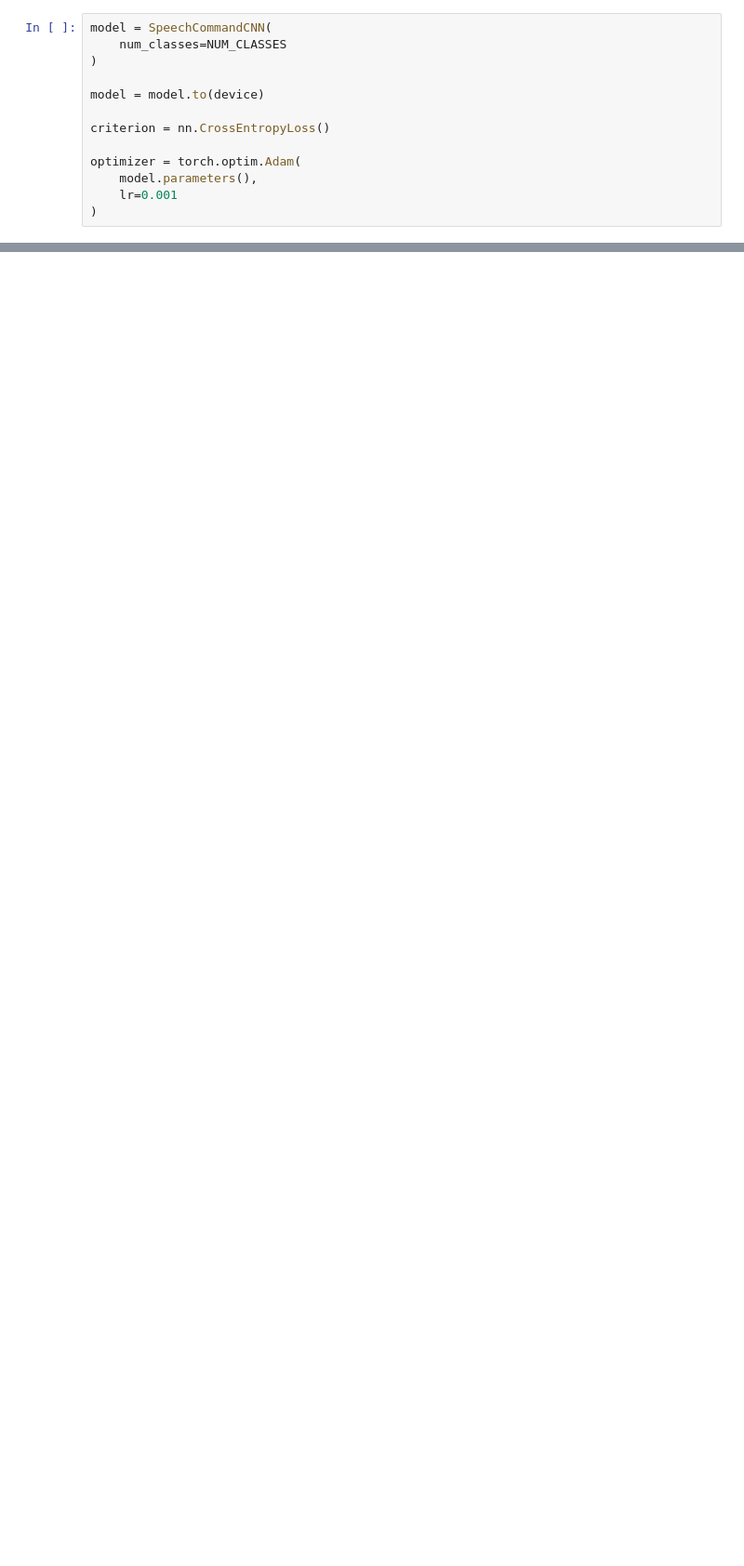
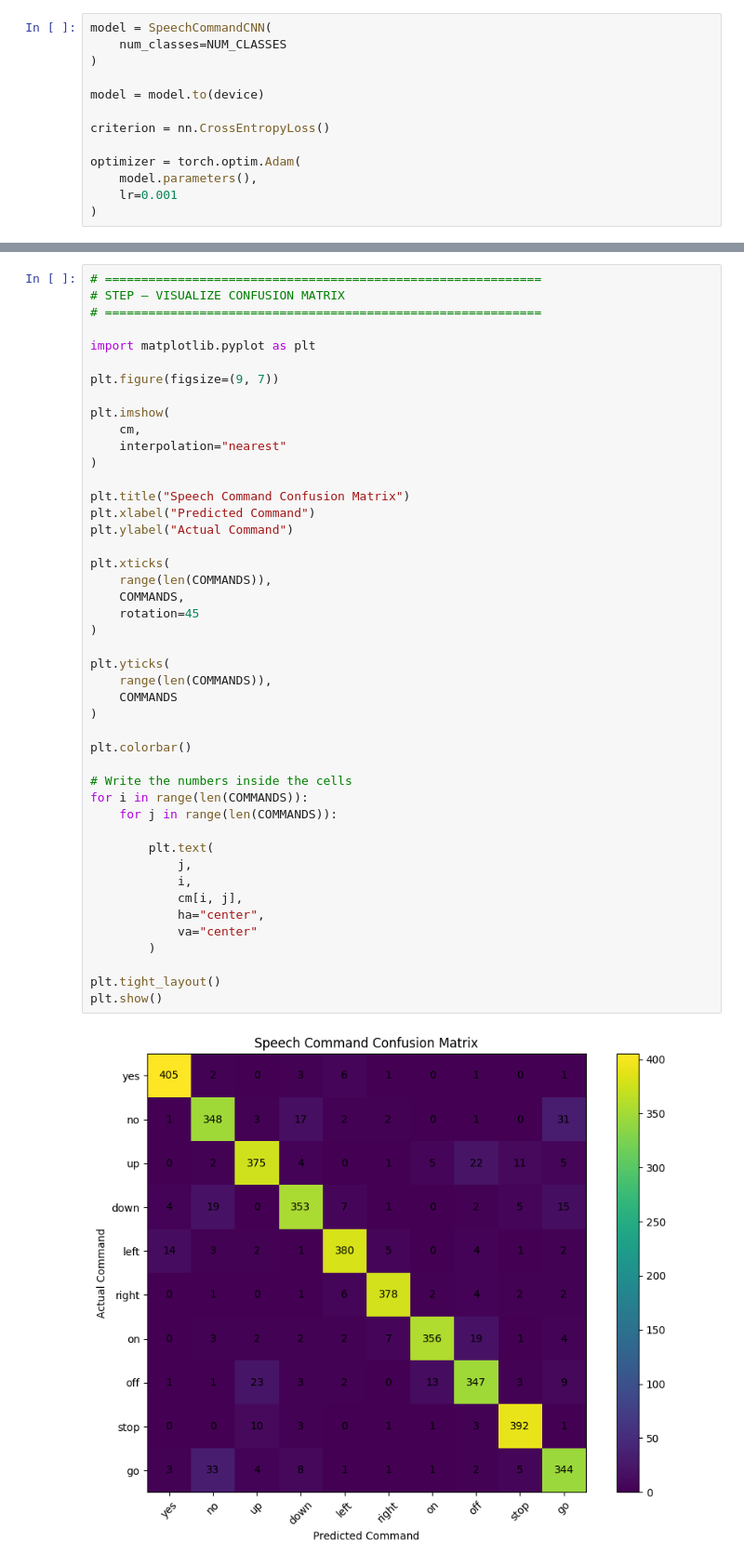
Before and after one commit to R3tromancer/Speech-Command-Recognition, a Jupyter notebook: real-time-speech-command-recognition.ipynb, the cells around one changed output, grey strips where cells are left out. Shown at 93% size. Saved outputs shown, nothing was run; the diff lists cells and outputs as text; blank space fills up the shorter version.

Commit message:
Kaggle Notebook | Real-Time Speech Command Recognition | test and file inference

```diff
--- a/real-time-speech-command-recognition.ipynb
+++ b/real-time-speech-command-recognition.ipynb
@@ -1197,0 +1144,47 @@ Best validation accuracy: 0.9135835808803673
+# %%
+# ============================================================
+# STEP — VISUALIZE CONFUSION MATRIX
+# ============================================================
+
+import matplotlib.pyplot as plt
+
+plt.figure(figsize=(9, 7))
+
+plt.imshow(
+    cm,
+    interpolation="nearest"
+)
+
+plt.title("Speech Command Confusion Matrix")
+plt.xlabel("Predicted Command")
+plt.ylabel("Actual Command")
+
+plt.xticks(
+    range(len(COMMANDS)),
+    COMMANDS,
+    rotation=45
+)
+
+plt.yticks(
+    range(len(COMMANDS)),
+    COMMANDS
+)
+
+plt.colorbar()
+
+# Write the numbers inside the cells
+for i in range(len(COMMANDS)):
+    for j in range(len(COMMANDS)):
+
+        plt.text(
+            j,
+            i,
+            cm[i, j],
+            ha="center",
+            va="center"
+        )
+
+plt.tight_layout()
+plt.show()
+# %% [output]
+[figure, added]
```
Also changed, not shown: parts of 36 cells of this notebook.
